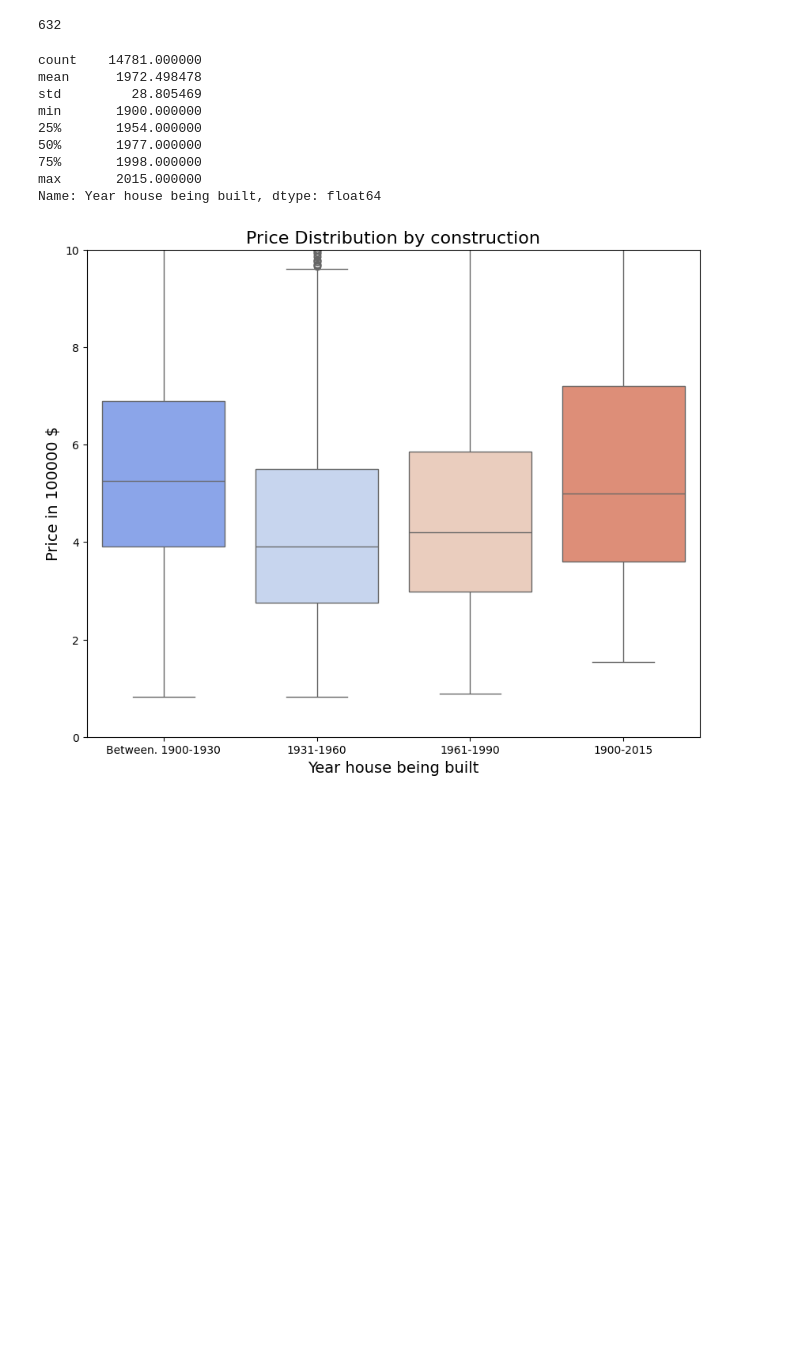
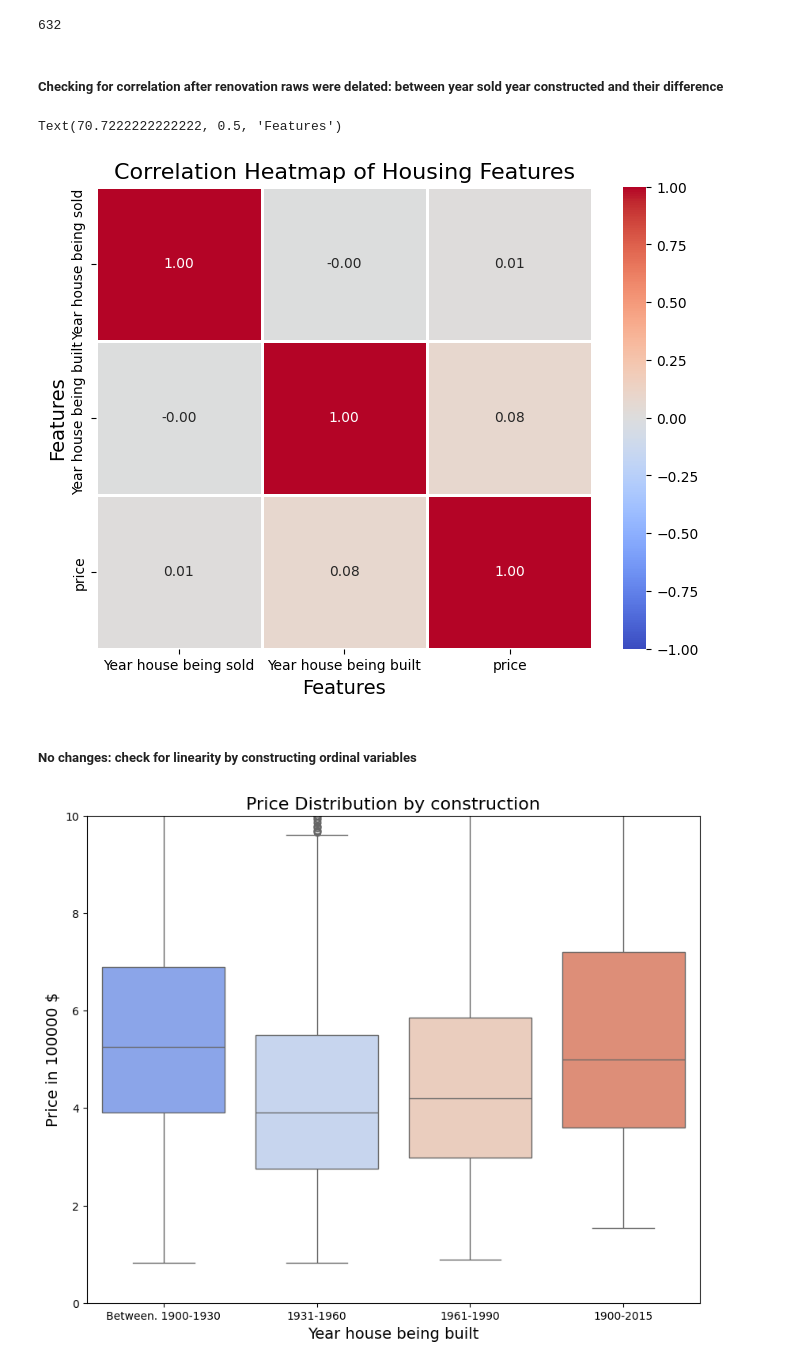
Before and after one commit to Paul-Spiced/EDA_Paul, a Jupyter notebook: commands/EDA _5_expl_hyp_2.ipynb, the cells around one changed output. Drawn from its saved outputs; the diff is of its cells as text; code cells hidden in the pictures; blank space fills up the shorter version.

```diff
--- a/commands/EDA _5_expl_hyp_2.ipynb
+++ b/commands/EDA _5_expl_hyp_2.ipynb
@@ -72,18 +90,40 @@ rows_dropped = rows_before - rows_after
 rows_dropped
 # %% [output]
 632
+# %% [markdown]
+##### Checking for correlation after renovation raws were delated: between year sold year constructed and their difference
+# %%
+# Rename columns in the DataFrame
+df_eda.rename(columns=new_column_names, inplace=True)
+
+# Define the list of columns for correlation
+num_question = list(new_column_names.values())  # Use the new column names
+
+# Plotting the heatmap
+plt.figure(figsize=(8, 6), dpi=100)
+heatmap = sns.heatmap(
+    data=df_eda[num_question].corr(),  # Compute correlation matrix for specified columns
+    cmap='coolwarm',                  # Color map
+    linecolor='white',                # Color of lines that separate cells
+    linewidth=1,                      # Width of lines that separate cells
+    annot=True,                       # Annotate cells with correlation coefficients
+    vmin=-1,                          # Minimum value of the color scale
+    vmax=1,                           # Maximum value of the color scale
+    fmt='.2f'                         # Format annotations to 2 decimal places
+)
+
+# Adding labels and title
+plt.title('Correlation Heatmap of Housing Features', fontsize=16)  # Title with larger font size
+plt.xlabel('Features', fontsize=14)            # X-axis label with larger font size
+plt.ylabel('Features', fontsize=14)            # Y-axis label with larger font size
+# %% [output]
+Text(70.7222222222222, 0.5, 'Features')
+[figure, added]
+# %% [markdown]
+##### No changes: check for linearity by constructing ordinal variables
 # %%
 df_eda['Year house being built'].describe()
+df_eda.head()
-# %% [output]
-count    14781.000000
-mean      1972.498478
-std         28.805469
-min       1900.000000
-25%       1954.000000
-50%       1977.000000
-75%       1998.000000
-max       2015.000000
-Name: Year house being built, dtype: float64
 # %%
 ### Check of linearity
 # Define bins and labels
```
Also changed, not shown: parts of 9 cells of this notebook, 10 other files.
